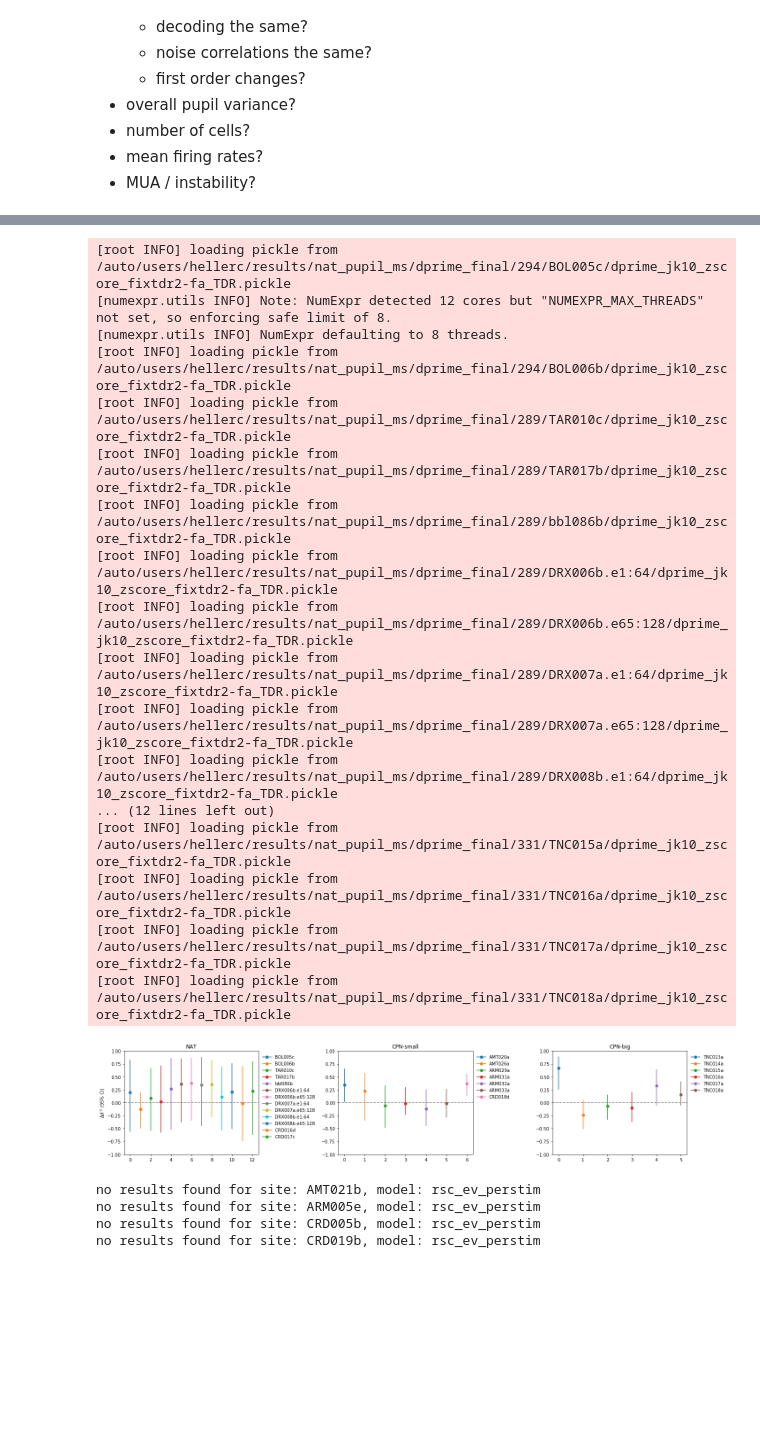
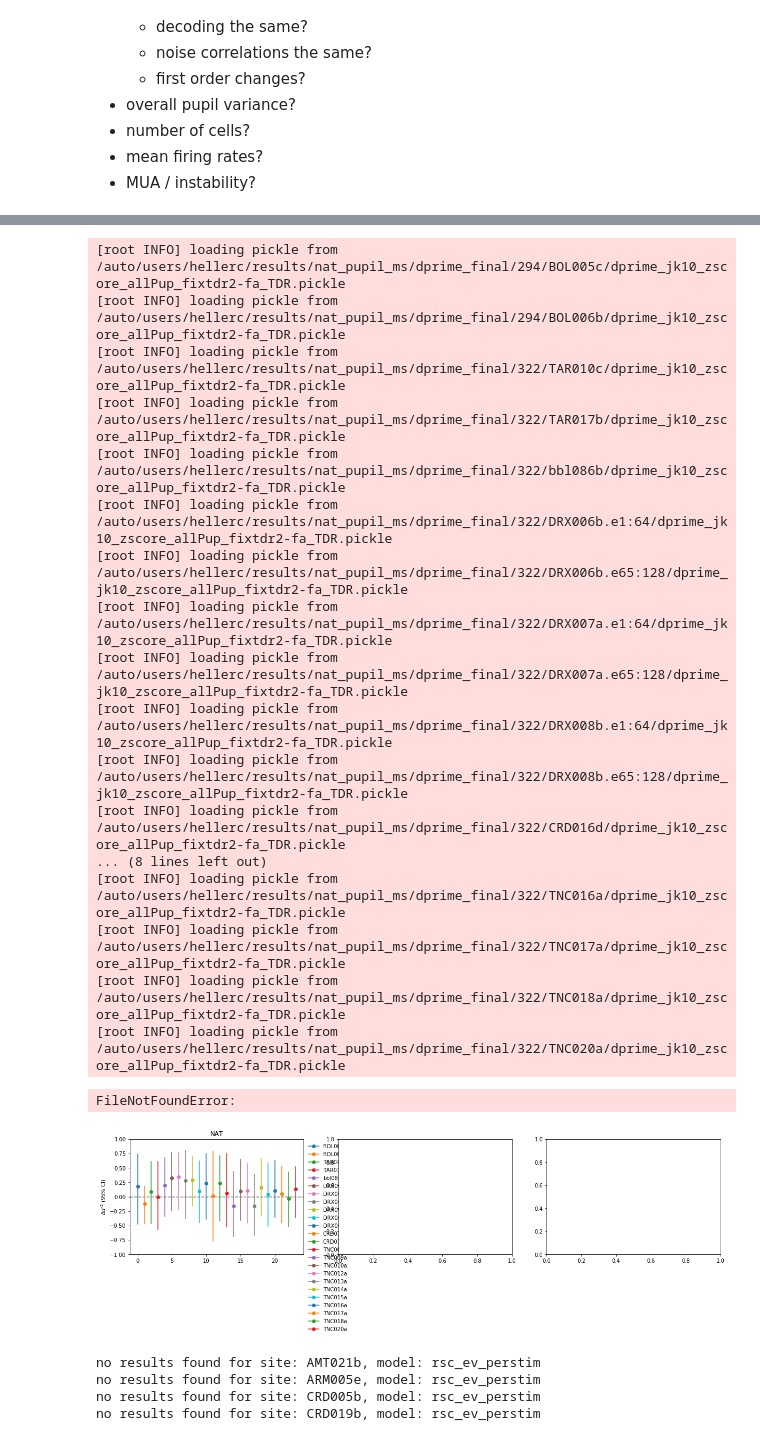
Before and after one commit to crheller/nat_pup_ms, a Jupyter notebook: qc/dataset_comparison.ipynb, the cells around one changed output, grey strips where cells are left out. Saved outputs shown, nothing was run; the diff lists cells and outputs as text; code cells hidden in the pictures; blank space fills up the shorter version.

Commit message:
new nat results

```diff
--- a/qc/dataset_comparison.ipynb
+++ b/qc/dataset_comparison.ipynb
@@ -32,14 +33,15 @@ cpnb_data = [s for s in CPN_SITES if 'TNC' in s]
 # %%
 # LOAD RAW DATA
 rdata = {}
-batches = [289]*len(nat_data) + [331]*len(CPN_SITES)
-for site, batch in zip(nat_data+CPN_SITES, batches):
+batches = [322]*len(nat_data) #+ [331]*len(CPN_SITES)
+for site, batch in zip(nat_data, batches):
     if site in ['BOL005c', 'BOL006b']:
         b = 294
     else:
         b = batch
     X, sp_bins, X_pup, pup_mask = decoding.load_site(site=site, batch=b)
-    rdata[site] = (X, sp_bins, X_pup, pup_mask)
+    max_pupil = decoding.get_max_pupil(site[:7], rasterfs=4)
+    rdata[site] = (X, sp_bins, X_pup, pup_mask, max_pupil)
 # %% [output]
 [nems_lbhb.baphy_experiment INFO] Cached recording: /auto/data/nems_db/recordings/294/BOL005c_045fa3fa2325c41a82e01440f3e3128b9e8f5088.tgz
 [nems_lbhb.baphy_experiment INFO] Cached recording found
@@ -62,7 +64,8 @@ for site, batch in zip(nat_data+CPN_SITES, batches):
 # COMPARE PUPIL VARIANCE, MEAN FIRING RATES, NUMBER OF CELLS
 f, ax = plt.subplots(3, 3, figsize=(20, 12))
 
-for i, (sites, dataset) in enumerate(zip([nat_data, cpns_data, cpnb_data], ['NAT', 'CPNs', 'CPNb'])):
+#for i, (sites, dataset) in enumerate(zip([nat_data, cpns_data, cpnb_data], ['NAT', 'CPNs', 'CPNb'])):
+for i, (sites, dataset) in enumerate(zip([nat_data], ['NAT'])):
     for j, s in enumerate(sites):
         # pupil
         p = rdata[s][2][:, :, :, ~rdata[s][1][0, 0, 0, :]].squeeze() # X_pup, keep evoked data
@@ -97,50 +100,51 @@ f.tight_layout()
 # %%
 # DECODING EFFECTS PER SITE
 f, ax = plt.subplots(1, 3, figsize=(20, 4))
 
 loader = decoding.DecodingResults()
-modelname = 'dprime_jk10_zscore_fixtdr2-fa'
+modelname = 'dprime_jk10_zscore_allPup_fixtdr2-fa'
 n_components = 2
 
-for i, (dataset, batch, sites) in enumerate(zip(['NAT', 'CPN-small', 'CPN-big'], [289, 331, 331], [nat_data, cpns_data, cpnb_data])):
+for i, (dataset, batch, sites) in enumerate(zip(['NAT', 'CPN-small', 'CPN-big'], [322, 331, 331], [nat_data, cpns_data, cpnb_data])):
     for j, site in enumerate(sites):
         if site in ['BOL005c', 'BOL006b']:
             _batch = 294
         else:
             _batch = batch
         fn = os.path.join(DPRIME_DIR, str(_batch), site, modelname+'_TDR.pickle')
         results = loader.load_results(fn)
         df = results.numeric_results; df['delta_dprime'] = (df['bp_dp'] - df['sp_dp']) / (df['bp_dp'] + df['sp_dp']); df['site'] = site; df['batch'] = batch
         ax[i].plot(j, df['delta_dprime'].mean(), marker='o', label=site)
         ax[i].plot([j, j],
                     [np.quantile(df['delta_dprime'], 0.025), np.quantile(df['delta_dprime'], 0.975)],
                      color=ax[i].get_lines()[-1].get_color())
     ax[i].legend(bbox_to_anchor=(1, 1), loc='upper left', frameon=False)
     ax[i].axhline(0, linestyle='--', color='grey', zorder=-1)
     ax[0].set_ylabel(r"$\Delta d'^2$ (95% CI)")
     ax[i].set_ylim((-1, 1))
     ax[i].set_title(dataset)
 
 f.tight_layout()
 # %% [output]
-[root INFO] loading pickle from /auto/users/hellerc/results/nat_pupil_ms/dprime_final/294/BOL005c/dprime_jk10_zscore_fixtdr2-fa_TDR.pickle
-[numexpr.utils INFO] Note: NumExpr detected 12 cores but "NUMEXPR_MAX_THREADS" not set, so enforcing safe limit of 8.
-[numexpr.utils INFO] NumExpr defaulting to 8 threads.
-[root INFO] loading pickle from /auto/users/hellerc/results/nat_pupil_ms/dprime_final/294/BOL006b/dprime_jk10_zscore_fixtdr2-fa_TDR.pickle
-[root INFO] loading pickle from /auto/users/hellerc/results/nat_pupil_ms/dprime_final/289/TAR010c/dprime_jk10_zscore_fixtdr2-fa_TDR.pickle
-[root INFO] loading pickle from /auto/users/hellerc/results/nat_pupil_ms/dprime_final/289/TAR017b/dprime_jk10_zscore_fixtdr2-fa_TDR.pickle
-[root INFO] loading pickle from /auto/users/hellerc/results/nat_pupil_ms/dprime_final/289/bbl086b/dprime_jk10_zscore_fixtdr2-fa_TDR.pickle
-[root INFO] loading pickle from /auto/users/hellerc/results/nat_pupil_ms/dprime_final/289/DRX006b.e1:64/dprime_jk10_zscore_fixtdr2-fa_TDR.pickle
-[root INFO] loading pickle from /auto/users/hellerc/results/nat_pupil_ms/dprime_final/289/DRX006b.e65:128/dprime_jk10_zscore_fixtdr2-fa_TDR.pickle
-[root INFO] loading pickle from /auto/users/hellerc/results/nat_pupil_ms/dprime_final/289/DRX007a.e1:64/dprime_jk10_zscore_fixtdr2-fa_TDR.pickle
-[root INFO] loading pickle from /auto/users/hellerc/results/nat_pupil_ms/dprime_final/289/DRX007a.e65:128/dprime_jk10_zscore_fixtdr2-fa_TDR.pickle
-[root INFO] loading pickle from /auto/users/hellerc/results/nat_pupil_ms/dprime_final/289/DRX008b.e1:64/dprime_jk10_zscore_fixtdr2-fa_TDR.pickle
-... (12 lines left out)
-[root INFO] loading pickle from /auto/users/hellerc/results/nat_pupil_ms/dprime_final/331/TNC015a/dprime_jk10_zscore_fixtdr2-fa_TDR.pickle
-[root INFO] loading pickle from /auto/users/hellerc/results/nat_pupil_ms/dprime_final/331/TNC016a/dprime_jk10_zscore_fixtdr2-fa_TDR.pickle
-[root INFO] loading pickle from /auto/users/hellerc/results/nat_pupil_ms/dprime_final/331/TNC017a/dprime_jk10_zscore_fixtdr2-fa_TDR.pickle
-[root INFO] loading pickle from /auto/users/hellerc/results/nat_pupil_ms/dprime_final/331/TNC018a/dprime_jk10_zscore_fixtdr2-fa_TDR.pickle
+[root INFO] loading pickle from /auto/users/hellerc/results/nat_pupil_ms/dprime_final/294/BOL005c/dprime_jk10_zscore_allPup_fixtdr2-fa_TDR.pickle
+[root INFO] loading pickle from /auto/users/hellerc/results/nat_pupil_ms/dprime_final/294/BOL006b/dprime_jk10_zscore_allPup_fixtdr2-fa_TDR.pickle
+[root INFO] loading pickle from /auto/users/hellerc/results/nat_pupil_ms/dprime_final/322/TAR010c/dprime_jk10_zscore_allPup_fixtdr2-fa_TDR.pickle
+[root INFO] loading pickle from /auto/users/hellerc/results/nat_pupil_ms/dprime_final/322/TAR017b/dprime_jk10_zscore_allPup_fixtdr2-fa_TDR.pickle
+[root INFO] loading pickle from /auto/users/hellerc/results/nat_pupil_ms/dprime_final/322/bbl086b/dprime_jk10_zscore_allPup_fixtdr2-fa_TDR.pickle
+[root INFO] loading pickle from /auto/users/hellerc/results/nat_pupil_ms/dprime_final/322/DRX006b.e1:64/dprime_jk10_zscore_allPup_fixtdr2-fa_TDR.pickle
+[root INFO] loading pickle from /auto/users/hellerc/results/nat_pupil_ms/dprime_final/322/DRX006b.e65:128/dprime_jk10_zscore_allPup_fixtdr2-fa_TDR.pickle
+[root INFO] loading pickle from /auto/users/hellerc/results/nat_pupil_ms/dprime_final/322/DRX007a.e1:64/dprime_jk10_zscore_allPup_fixtdr2-fa_TDR.pickle
+[root INFO] loading pickle from /auto/users/hellerc/results/nat_pupil_ms/dprime_final/322/DRX007a.e65:128/dprime_jk10_zscore_allPup_fixtdr2-fa_TDR.pickle
+[root INFO] loading pickle from /auto/users/hellerc/results/nat_pupil_ms/dprime_final/322/DRX008b.e1:64/dprime_jk10_zscore_allPup_fixtdr2-fa_TDR.pickle
+[root INFO] loading pickle from /auto/users/hellerc/results/nat_pupil_ms/dprime_final/322/DRX008b.e65:128/dprime_jk10_zscore_allPup_fixtdr2-fa_TDR.pickle
+[root INFO] loading pickle from /auto/users/hellerc/results/nat_pupil_ms/dprime_final/322/CRD016d/dprime_jk10_zscore_allPup_fixtdr2-fa_TDR.pickle
+... (8 lines left out)
+[root INFO] loading pickle from /auto/users/hellerc/results/nat_pupil_ms/dprime_final/322/TNC016a/dprime_jk10_zscore_allPup_fixtdr2-fa_TDR.pickle
+[root INFO] loading pickle from /auto/users/hellerc/results/nat_pupil_ms/dprime_final/322/TNC017a/dprime_jk10_zscore_allPup_fixtdr2-fa_TDR.pickle
+[root INFO] loading pickle from /auto/users/hellerc/results/nat_pupil_ms/dprime_final/322/TNC018a/dprime_jk10_zscore_allPup_fixtdr2-fa_TDR.pickle
+[root INFO] loading pickle from /auto/users/hellerc/results/nat_pupil_ms/dprime_final/322/TNC020a/dprime_jk10_zscore_allPup_fixtdr2-fa_TDR.pickle
+FileNotFoundError:
-[figure, old version]
+[figure, new version]
 # %%
 # CHANGE IN NOISE CORRELATIONS (mvm mask results not yet run for older data)
 rsc = ld.load_noise_correlation('rsc_ev_perstim')
```
Also changed, not shown: parts of 5 cells of this notebook.
